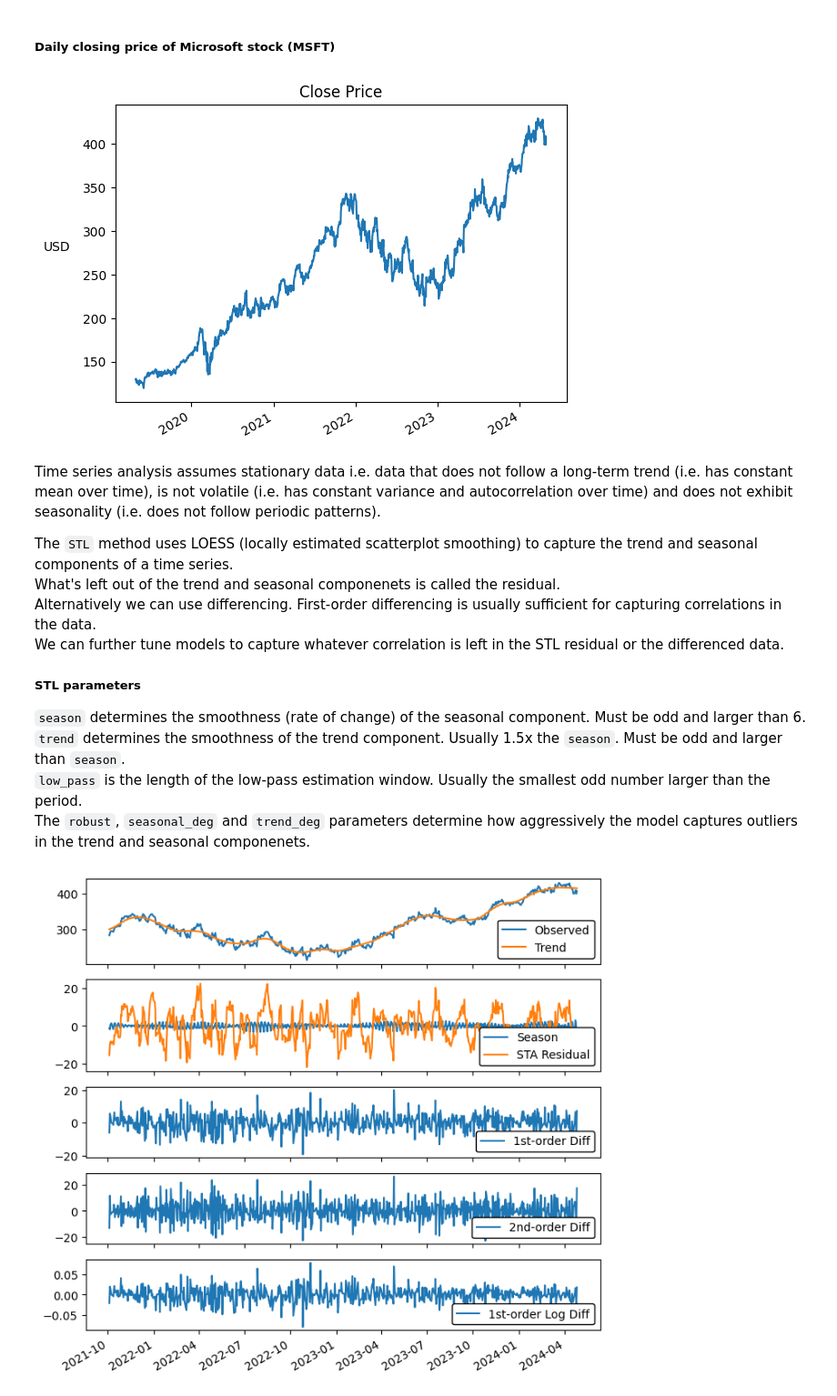
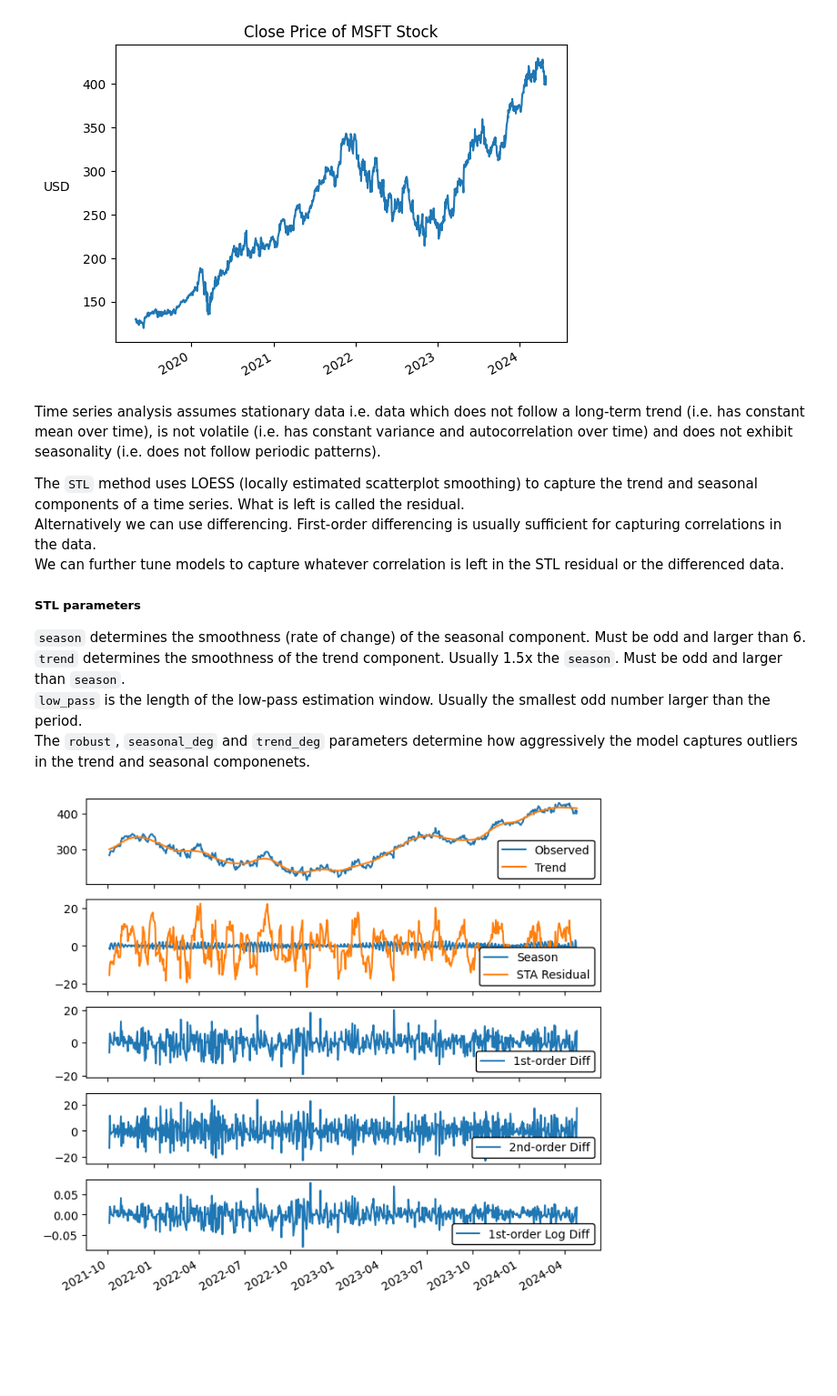
Before and after one commit to anmkap/market-prediction, a Jupyter notebook: notebooks/arima.ipynb, the cells around one changed output. Shown at 91% size. Saved outputs shown, nothing was run; the diff lists cells and outputs as text; code cells hidden in the pictures; blank space fills up the shorter version.

```diff
--- a/notebooks/arima.ipynb
+++ b/notebooks/arima.ipynb
@@ -1,20 +1,17 @@
-# %% [markdown]
-##### Daily closing price of Microsoft stock (MSFT)
 # %%
 import pandas as pd
 df = pd.read_csv('../data/msft-historical.csv')
 df['Date'] = pd.to_datetime(df['Date'])
 df.set_index('Date', inplace=True)
 pdx = '20211004'
-ax = df['Close'][:].plot(title='Close Price', xlabel='')
+ax = df['Close'][:].plot(title='Close Price of MSFT Stock', xlabel='')
 _ = ax.set_ylabel('USD', rotation=0, labelpad=20)
 # %% [output]
-[figure, old version]
+[figure, new version]
 # %% [markdown]
-Time series analysis assumes stationary data i.e. data that does not follow a long-term trend (i.e. has constant mean over time), is not volatile (i.e. has constant variance and autocorrelation over time) and does not exhibit seasonality (i.e. does not follow periodic patterns).
+Time series analysis assumes stationary data i.e. data which does not follow a long-term trend (i.e. has constant mean over time), is not volatile (i.e. has constant variance and autocorrelation over time) and does not exhibit seasonality (i.e. does not follow periodic patterns).
 
-The `STL` method uses LOESS (locally estimated scatterplot smoothing) to capture the trend and seasonal components of a time series.<br>
-What's left out of the trend and seasonal componenets is called the residual.<br>
+The `STL` method uses LOESS (locally estimated scatterplot smoothing) to capture the trend and seasonal components of a time series. What is left is called the residual.<br>
 Alternatively we can use differencing. First-order differencing is usually sufficient for capturing correlations in the data.<br>
 We can further tune models to capture whatever correlation is left in the STL residual or the differenced data.<br>
 
```
Also changed, not shown: parts of 12 cells of this notebook.
